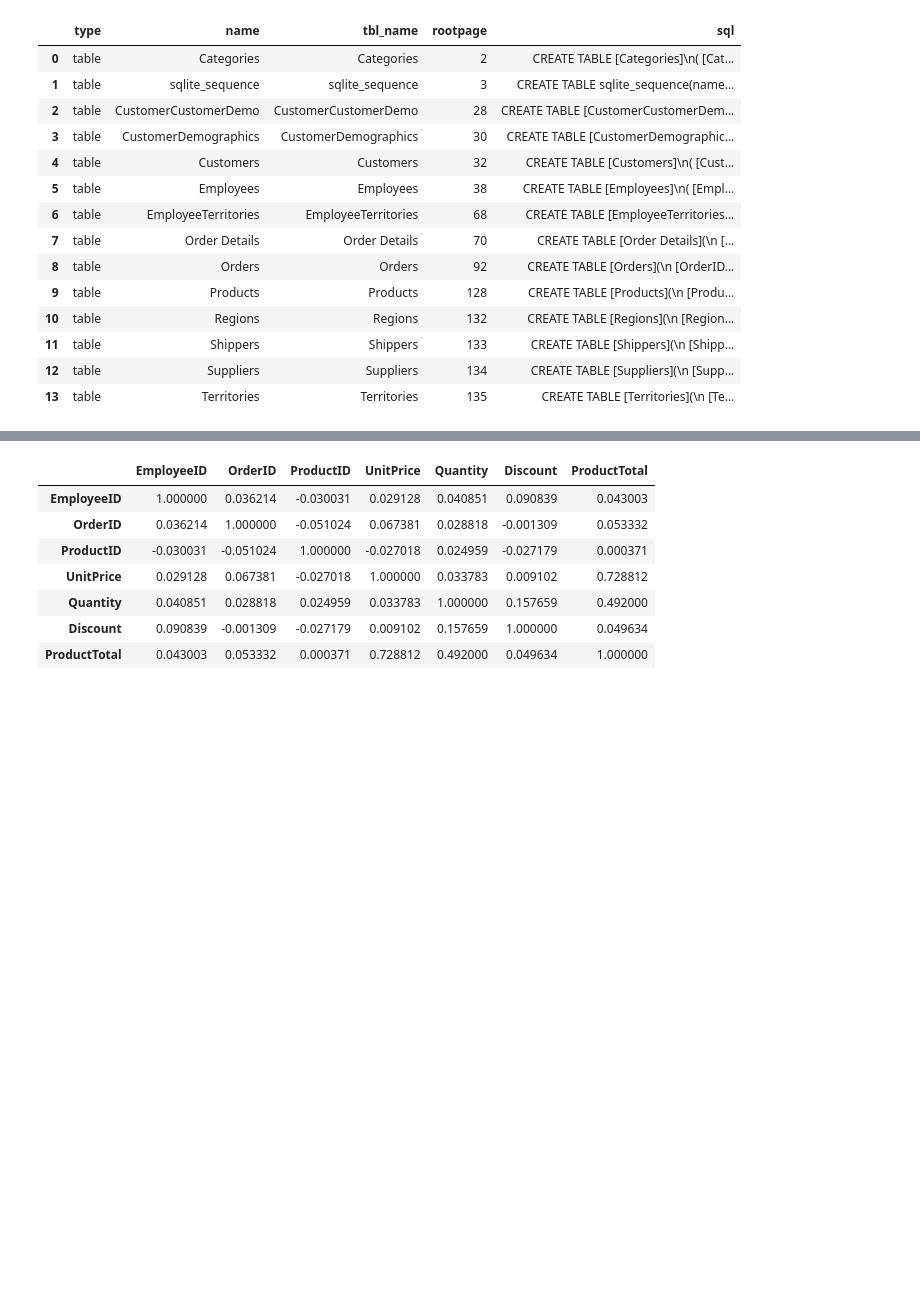
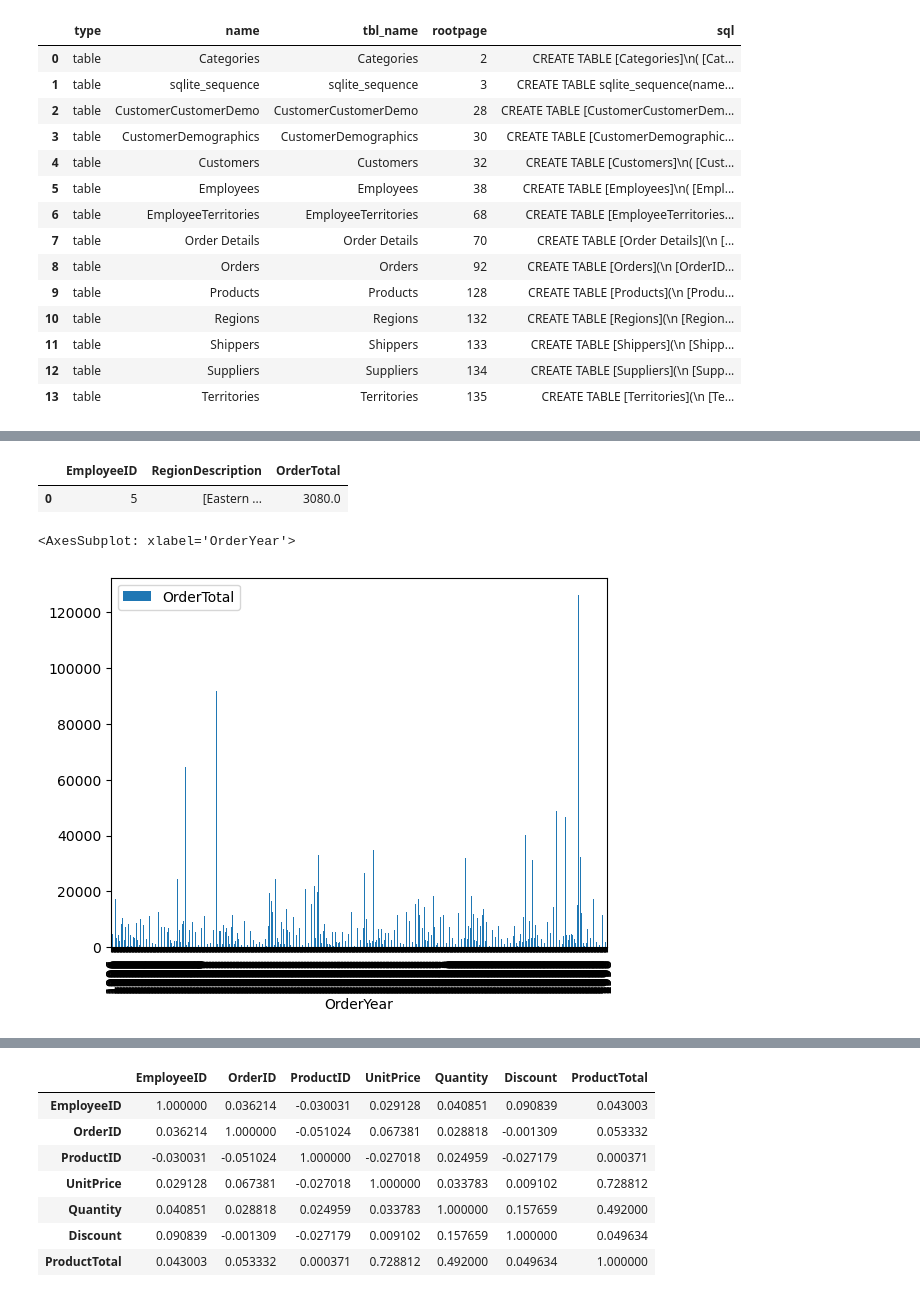
Before and after one commit to kamckeev/BigData1, a Jupyter notebook: Project2_Official.ipynb, the cells around one changed output, grey strips where cells are left out. Saved outputs shown, nothing was run; the diff lists cells and outputs as text; code cells hidden in the pictures; blank space fills up the shorter version.

```diff
--- a/Project2_Official.ipynb
+++ b/Project2_Official.ipynb
@@ -121,0 +120,15 @@ dtype: object
+# %%
+RegionGroup_df = pd.DataFrame(zip(EmpSales_df.groupby('OrderID')['EmployeeID'].unique().astype(int),
+                         EmpSales_df.groupby('OrderID')['RegionDescription'].unique(),
+                        EmpSales_df.groupby('OrderID')['ProductTotal'].sum()),
+                     columns = ['EmployeeID','RegionDescription','ProductTotal'])
+RegionGroup_df=RegionGroup_df.rename(columns={'ProductTotal':'OrderTotal'})
+RegionGroup_df.head(1)
+# %% [output]
+|  | EmployeeID | RegionDescription | OrderTotal |
+| 0 | 5 | [Eastern ... | 3080.0 |
+# %%
+OrderGroup_df.plot.bar(y = "OrderTotal", x = "OrderYear", stacked = True)
+# %% [output]
+<AxesSubplot: xlabel='OrderYear'>
+[figure, added]
```
Also changed, not shown: parts of 13 cells of this notebook.
